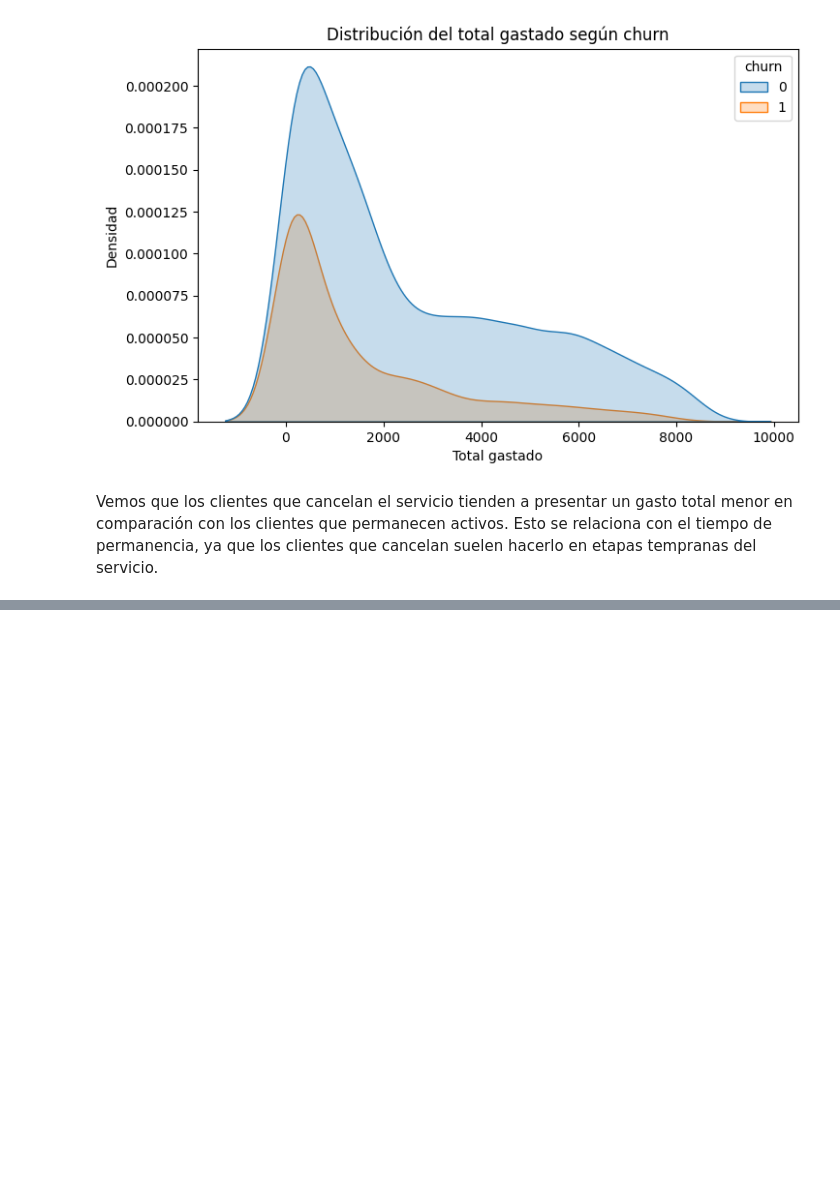
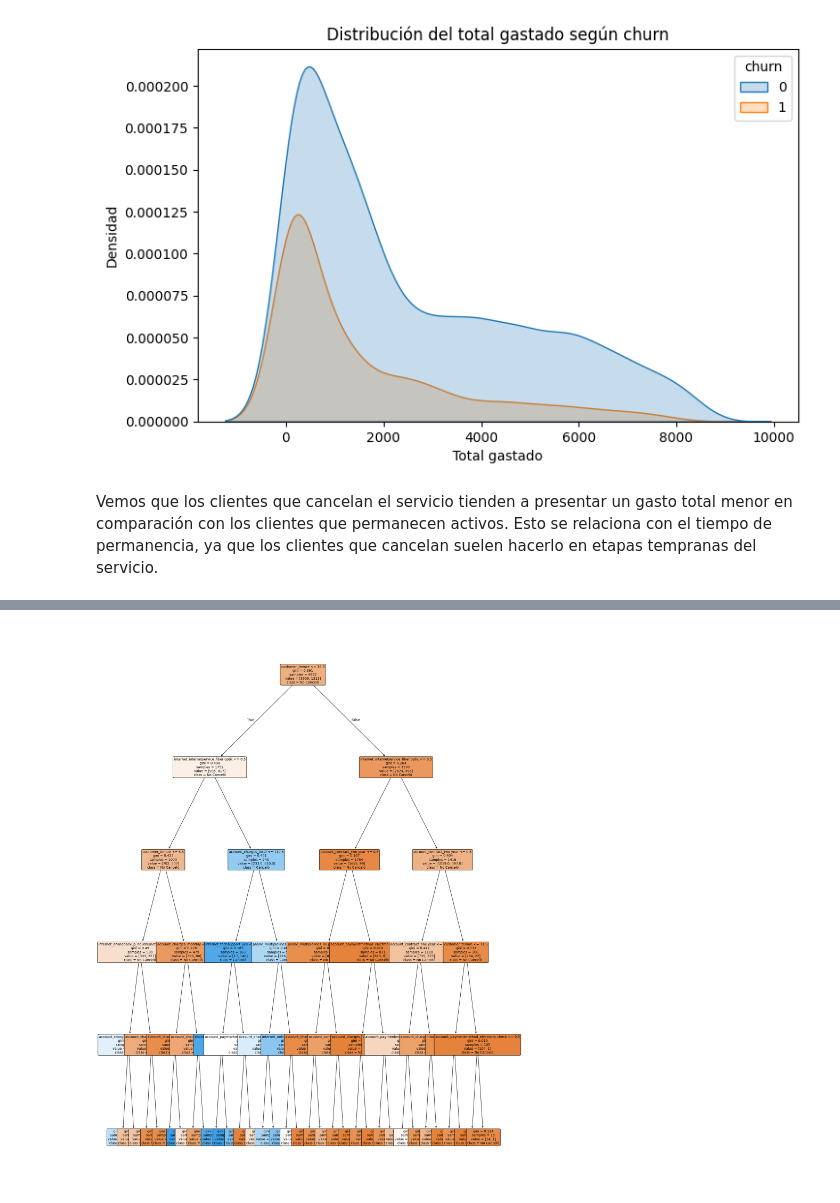
Before and after one commit to Neyker8a/challenge2-parte2, a Jupyter notebook: Challenge2_parte2.ipynb, the cells around one changed output, grey strips where cells are left out. Drawn from its saved outputs; the diff is of its cells as text; code cells hidden in the pictures; blank space fills up the shorter version.

```diff
--- a/Challenge2_parte2.ipynb
+++ b/Challenge2_parte2.ipynb
@@ -267,0 +310,10 @@ Vemos que los clientes que cancelan el servicio tienden a presentar un gasto tot
+# %%
+# Usamos X_train y X_test sin escalar
+tree = DecisionTreeClassifier(random_state=42, max_depth=5)
+tree.fit(X_train, y_train)
+
+y_pred_tree = tree.predict(X_test)
+
+# Evaluación
+print("Exactitud del Árbol de Decisión:", accuracy_score(y_test, y_pred_tree))
+print(classification_report(y_test, y_pred_tree))
@@ -267,0 +330,11 @@ Vemos que los clientes que cancelan el servicio tienden a presentar un gasto tot
+# %%
+plt.figure(figsize=(20,30))
+plot_tree(tree,
+          feature_names=X.columns,
+          class_names=["No Canceló", "Canceló"],
+          filled=True,
+          rounded=True,
+          fontsize=10)
+plt.show()
+# %% [output]
+[figure, added]
```
Also changed, not shown: parts of 24 cells of this notebook.
